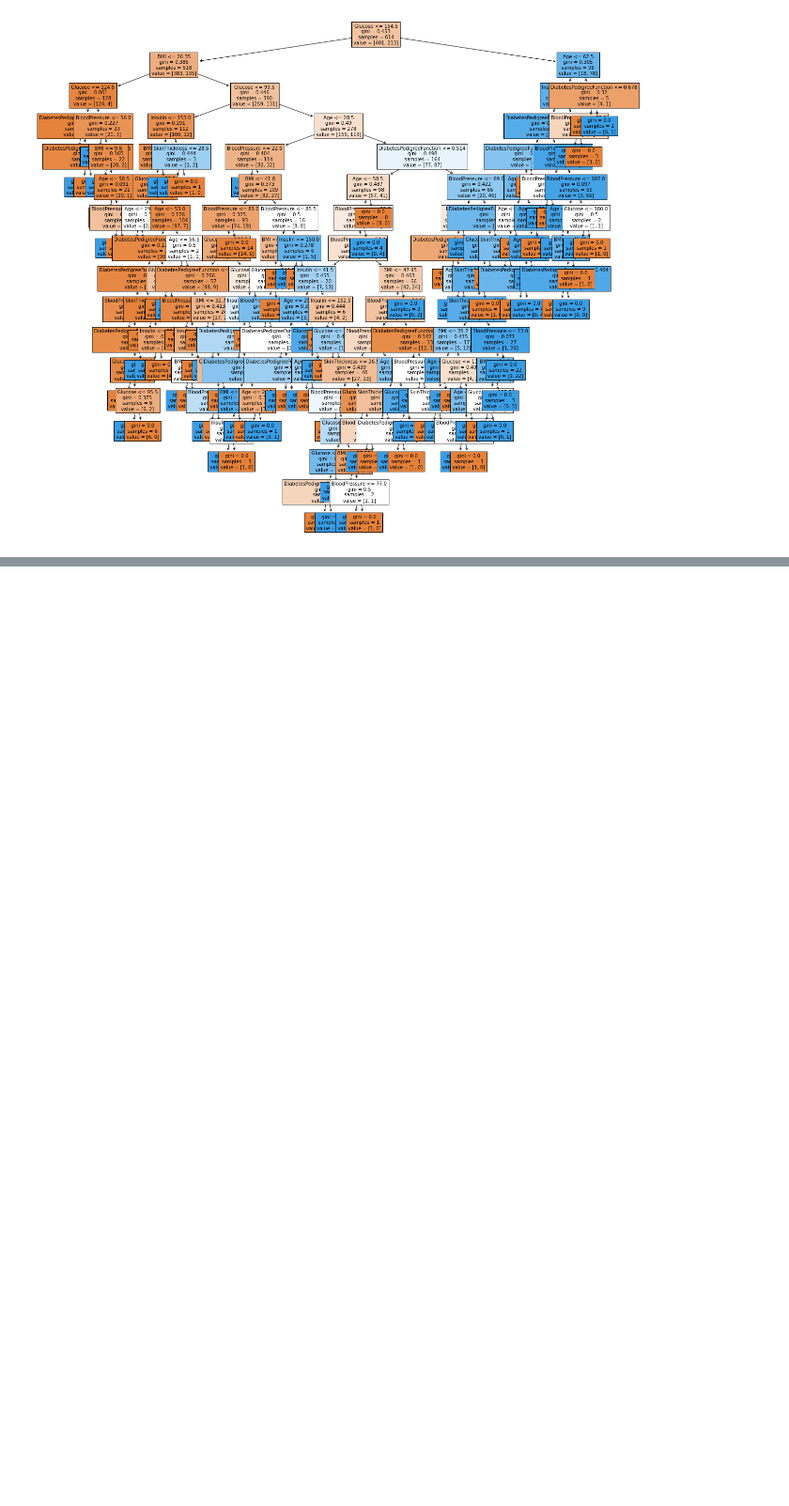
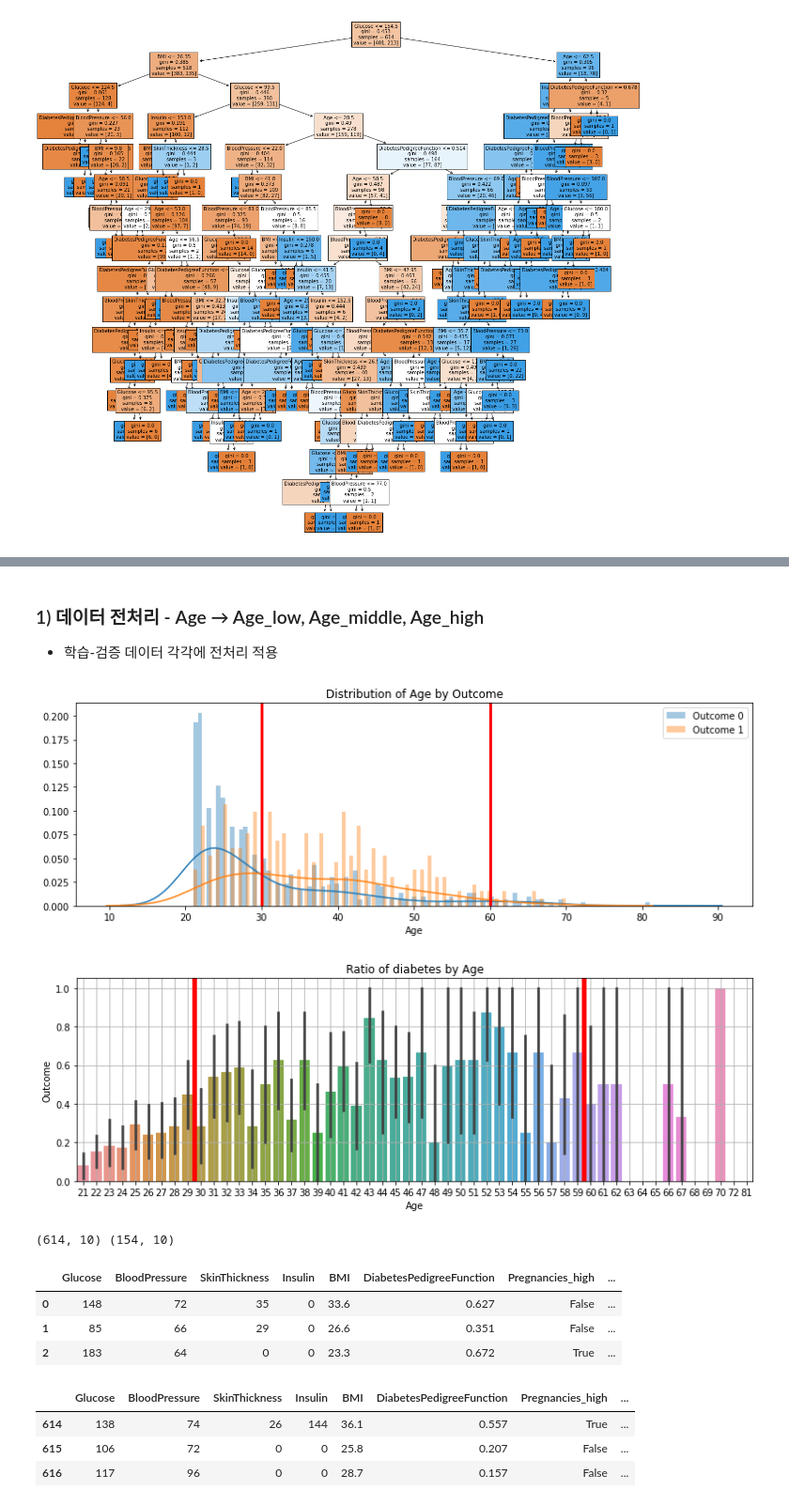
Before and after one commit to sam351/boostcourse-ds-511, a Jupyter notebook: 3.1 탐색한 데이터를 바탕으로 모델의 성능 개선하기.ipynb, the cells around one changed output, grey strips where cells are left out. Shown at 94% size. Drawn from its saved outputs; the diff is of its cells as text; code cells hidden in the pictures; blank space fills up the shorter version.

Commit message:
Modify 3.1 탐색한 데이터를 바탕으로 모델의 성능 개선하기.ipynb
- Add 3.1.2 범주형 변수를 수치형 변수로 변환하기 - 원핫인코딩 (One-hot
Encoding)

```diff
--- a/3.1 탐색한 데이터를 바탕으로 모델의 성능 개선하기.ipynb
+++ b/3.1 탐색한 데이터를 바탕으로 모델의 성능 개선하기.ipynb
@@ -127,0 +133,59 @@ plt.show()
+# %% [markdown]
+### 1) 데이터 전처리 - Age → Age_low, Age_middle, Age_high
+- 학습-검증 데이터 각각에 전처리 적용
+# %%
+# Reasong for Feature Engineering
+plt.figure(figsize=(13, 4))
+sns.distplot(diabetes_df.loc[diabetes_df.Outcome==0, 'Age'], bins=100, label='Outcome 0')
+sns.distplot(diabetes_df.loc[diabetes_df.Outcome==1, 'Age'], bins=100, label='Outcome 1')
+plt.axvline(30, color='red', linewidth=3)
+plt.axvline(60, color='red', linewidth=3)
+plt.title('Distribution of Age by Outcome')
+plt.legend()
+plt.show()
+
+plt.figure(figsize=(13, 4))
+sns.barplot('Age', 'Outcome', data=diabetes_df)
+plt.axvline(8.5, color='red', linewidth=5)
+plt.axvline(38.5, color='red', linewidth=5)
+plt.title('Ratio of diabetes by Age')
+plt.grid()
+plt.show()
+print()
+
+
+
+# Feature Engineering
+from sklearn.preprocessing import OneHotEncoder
+
+## 수치형 데이터인 Age의 구간을 세 개로 나누어 범주형으로 변경
+X_train['Age'] = X_train['Age'].map(lambda x : 'low' if x < 30 else 'high' if  x > 60 else 'middle')
+X_val['Age'] = X_val['Age'].map(lambda x : 'low' if x < 30 else 'high' if  x > 60 else 'middle')
+
+## 나눠진 세 개의 범주에 원핫인코딩 적용
+enc_onehot = OneHotEncoder(dtype='int').fit(X_train['Age'].values.reshape(-1, 1))
+def one_hot_new_df(df, enc=enc_onehot, col='Age'):
+  onehot_df = pd.DataFrame(enc.transform(df[col].values.reshape(-1, 1)).toarray(),
+                           columns=[f'{col}_{cat}' for cat in enc.categories_[0]],
+                           index=df.index)
+  new_df = pd.concat([df, onehot_df], axis=1).drop(columns=col)
+  return new_df
+
+X_train = one_hot_new_df(X_train)
+X_val = one_hot_new_df(X_val)
+
+print(X_train.shape, X_val.shape)
+display(X_train.head(3))
+display(X_val.head(3))
+# %% [output]
+[figure, added]
+[figure, added]
+(614, 10) (154, 10)
+|  | Glucose | BloodPressure | SkinThickness | Insulin | BMI | DiabetesPedigreeFunction | Pregnancies_high | ... |
+| 0 | 148 | 72 | 35 | 0 | 33.6 | 0.627 | False | ... |
+| 1 | 85 | 66 | 29 | 0 | 26.6 | 0.351 | False | ... |
+| 2 | 183 | 64 | 0 | 0 | 23.3 | 0.672 | True | ... |
+|  | Glucose | BloodPressure | SkinThickness | Insulin | BMI | DiabetesPedigreeFunction | Pregnancies_high | ... |
+| 614 | 138 | 74 | 26 | 144 | 36.1 | 0.557 | True | ... |
+| 615 | 106 | 72 | 0 | 0 | 25.8 | 0.207 | False | ... |
+| 616 | 117 | 96 | 0 | 0 | 28.7 | 0.157 | False | ... |
```
Also changed, not shown: parts of 7 cells of this notebook.
